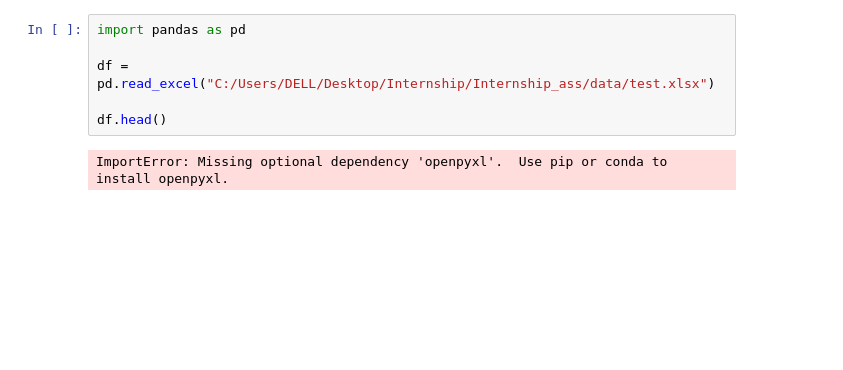
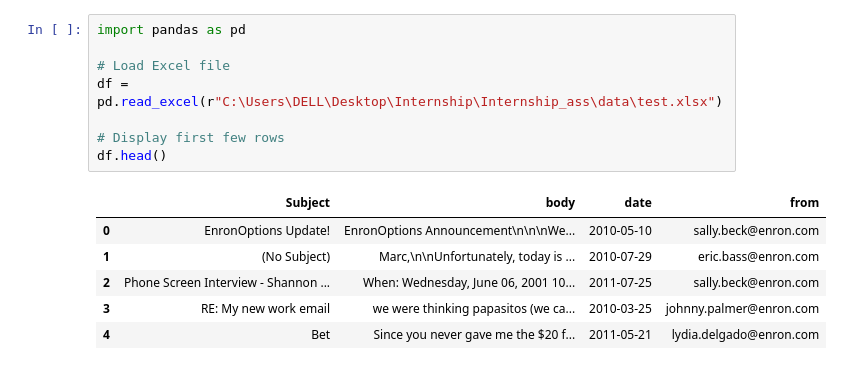
Before and after one commit to VaishnapallaviDevasani/sentiment_analysis, a Jupyter notebook: notebooks/employee_sentimental_analysis.ipynb, the cells around one changed output. Cells and saved outputs as stored; diff of their text form; blank space fills up the shorter version.

```diff
--- a/notebooks/employee_sentimental_analysis.ipynb
+++ b/notebooks/employee_sentimental_analysis.ipynb
@@ -1,8 +1,15 @@
 # %%
 import pandas as pd
 
-df = pd.read_excel("C:/Users/DELL/Desktop/Internship/Internship_ass/data/test.xlsx")
+# Load Excel file
+df = pd.read_excel(r"C:\Users\DELL\Desktop\Internship\Internship_ass\data\test.xlsx")
 
+# Display first few rows
 df.head()
 # %% [output]
-ImportError: Missing optional dependency 'openpyxl'.  Use pip or conda to install openpyxl.
+|  | Subject | body | date | from |
+| 0 | EnronOptions Update! | EnronOptions Announcement\n\n\nWe... | 2010-05-10 | sally.beck@enron.com |
+| 1 | (No Subject) | Marc,\n\nUnfortunately, today is ... | 2010-07-29 | eric.bass@enron.com |
+| 2 | Phone Screen Interview - Shannon ... | When: Wednesday, June 06, 2001 10... | 2011-07-25 | sally.beck@enron.com |
+| 3 | RE: My new work email | we were thinking papasitos (we ca... | 2010-03-25 | johnny.palmer@enron.com |
+| 4 | Bet | Since you never gave me the $20 f... | 2011-05-21 | lydia.delgado@enron.com |
```
Also changed, not shown: parts of 12 cells of this notebook, 3 other files.
